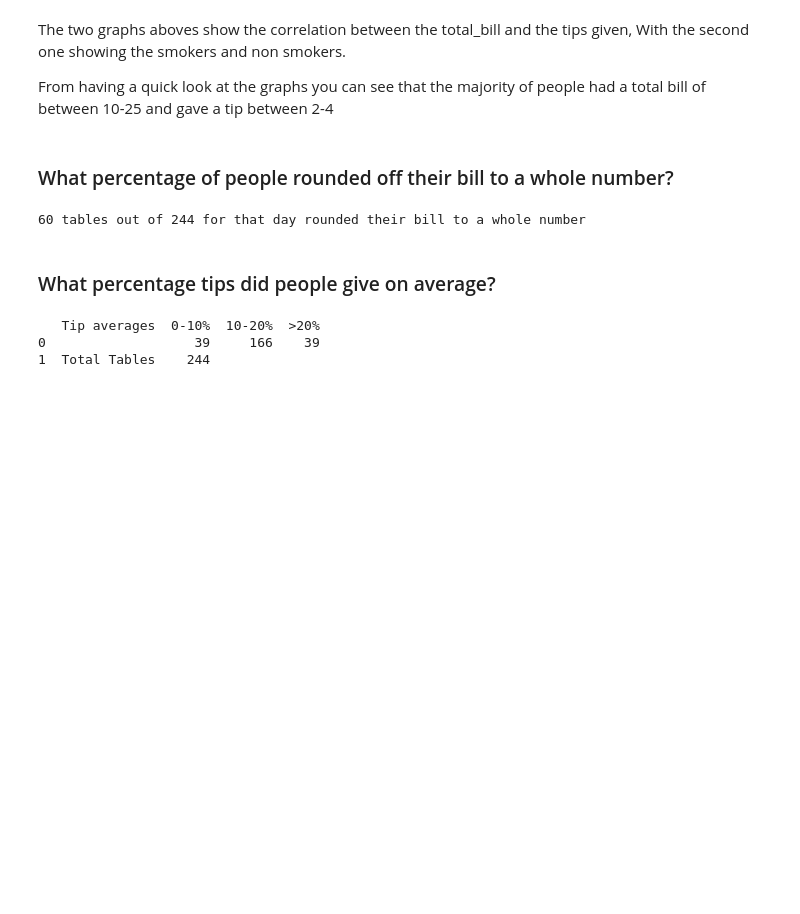
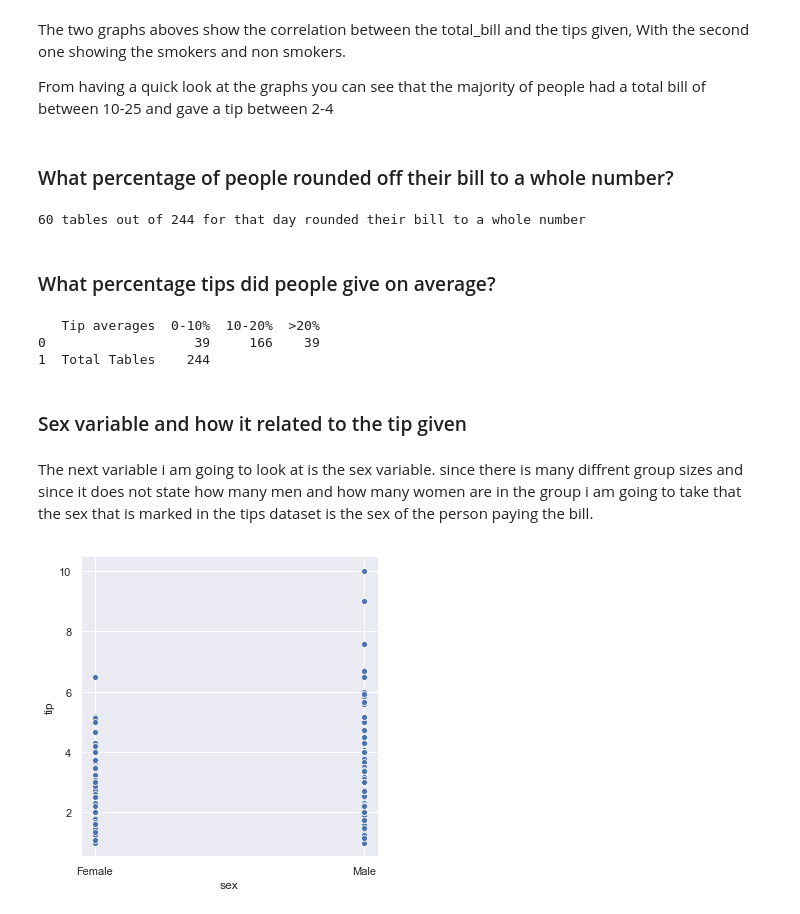
Before and after one commit to EoinStankard/DataAnalysisFundamentals_Assignment, a Jupyter notebook: TipsDataset_Assignment.ipynb, the cells around one changed output. Saved outputs shown, nothing was run; the diff lists cells and outputs as text; code cells hidden in the pictures; blank space fills up the shorter version.

Commit message:
Compared the sex variable in relation to the Tip given

```diff
--- a/TipsDataset_Assignment.ipynb
+++ b/TipsDataset_Assignment.ipynb
@@ -92,3 +92,11 @@ with open("tips.csv",'r') as df:
    Tip averages  0-10%  10-20%  >20%
 0                   39     166    39
 1  Total Tables    244
+# %% [markdown]
+### Sex variable and how it related to the tip given
+# %% [markdown]
+The next variable i am going to look at is the sex variable. since there is many diffrent group sizes and since it does not state how many men and how many women are in the group i am going to take that the sex that is marked in the tips dataset is the sex of the person paying the bill.
+# %%
+sns.relplot(x="sex", y="tip", data=tips);
+# %% [output]
+[figure, added]
```
Also changed, not shown: parts of 4 cells of this notebook.
